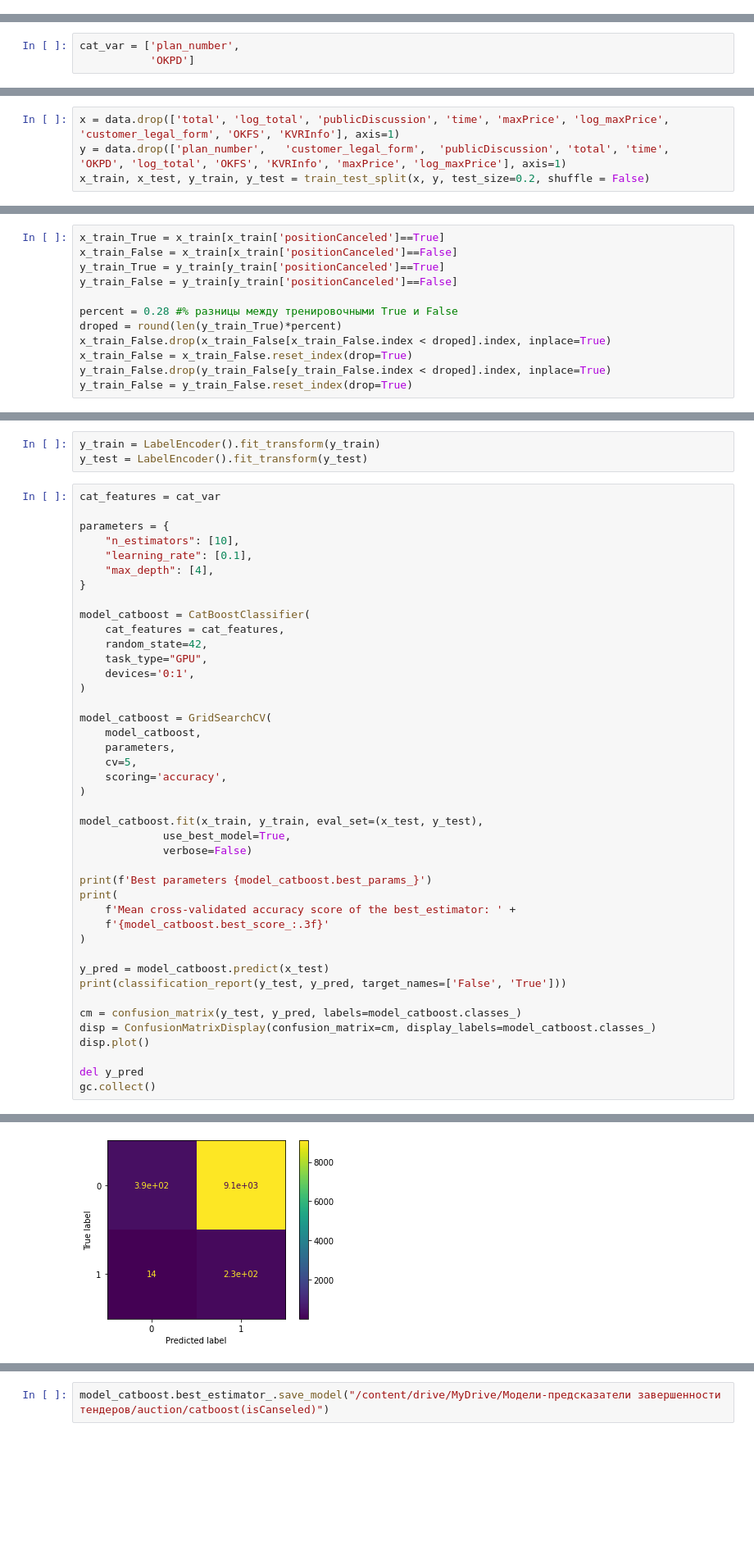
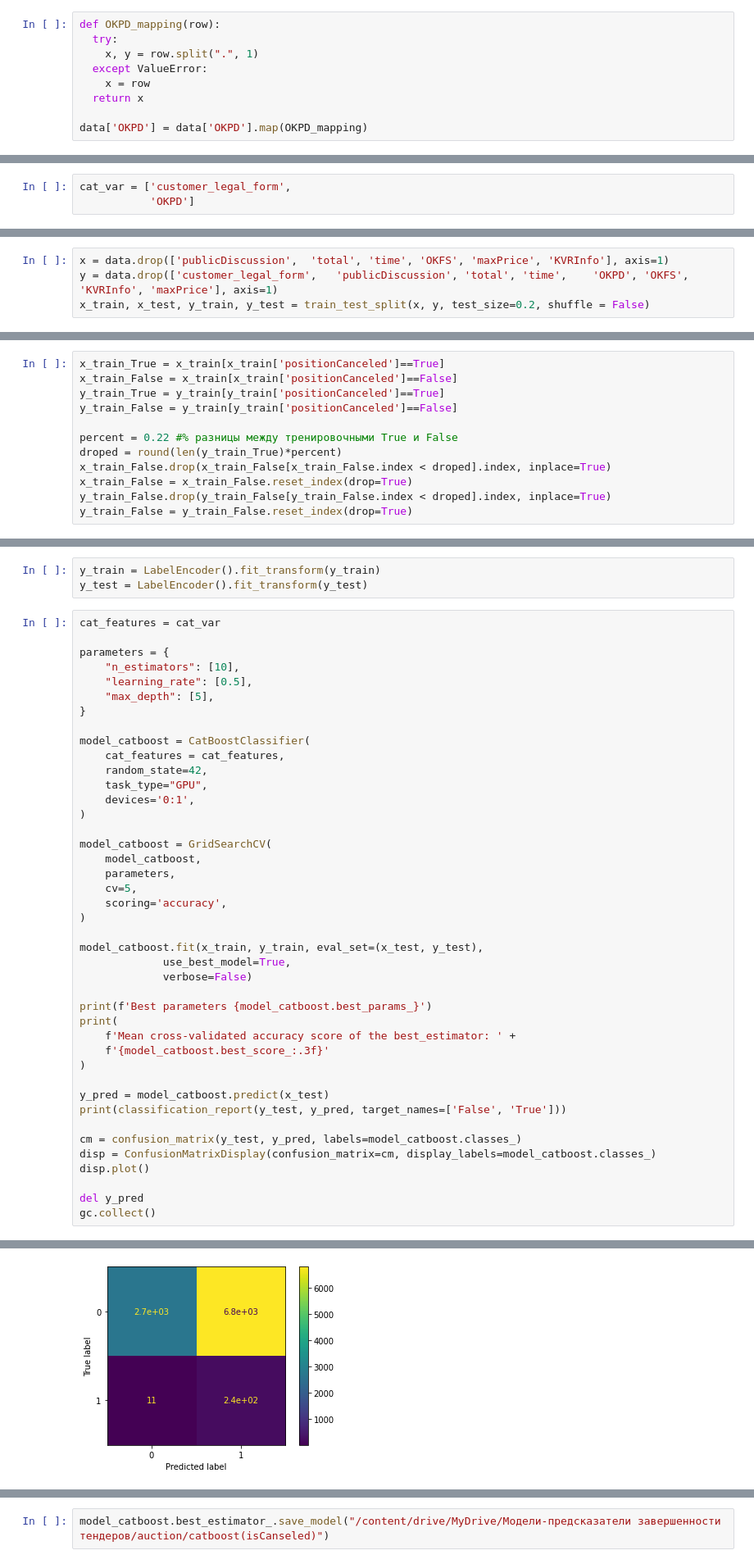
Before and after one commit to danil99152/prediction-of-government-tenders, a Jupyter notebook: auction_prediction.ipynb, the cells around one changed output, grey strips where cells are left out. Shown at 82% size. Saved outputs shown, nothing was run; the diff lists cells and outputs as text; blank space fills up the shorter version.

```diff
--- a/auction_prediction.ipynb
+++ b/auction_prediction.ipynb
@@ -113,2 +115,11 @@ data.head()
+# %%
+def OKPD_mapping(row):
+  try:
+    x, y = row.split(".", 1)
+  except ValueError:
+    x = row
+  return x
+
+data['OKPD'] = data['OKPD'].map(OKPD_mapping)
 # %% [markdown]
 #Анализ
@@ -343,4 +487,4 @@ gc.collect()
 * [0.0, 'OKFS']
 # %%
-cat_var = ['plan_number',
+cat_var = ['customer_legal_form',
            'OKPD']
@@ -347,6 +500,6 @@ cat_var = ['plan_number',
 # %%
-x = data.drop(['total', 'log_total', 'publicDiscussion', 'time', 'maxPrice', 'log_maxPrice', 'customer_legal_form', 'OKFS', 'KVRInfo'], axis=1)
-y = data.drop(['plan_number',	'customer_legal_form',	'publicDiscussion',	'total', 'time',	'OKPD',	'log_total', 'OKFS', 'KVRInfo', 'maxPrice', 'log_maxPrice'], axis=1)
+x = data.drop(['publicDiscussion',	'total', 'time', 'OKFS', 'maxPrice', 'KVRInfo'], axis=1)
+y = data.drop(['customer_legal_form',	'publicDiscussion',	'total', 'time',	'OKPD', 'OKFS', 'KVRInfo', 'maxPrice'], axis=1)
 x_train, x_test, y_train, y_test = train_test_split(x, y, test_size=0.2, shuffle = False)
 # %%
 print("True", len(x_train[x_train['positionCanceled']==True]))
@@ -403,7 +556,7 @@ x_train_False = x_train[x_train['positionCanceled']==False]
 y_train_True = y_train[y_train['positionCanceled']==True]
 y_train_False = y_train[y_train['positionCanceled']==False]
 
-percent = 0.28 #% разницы между тренировочными True и False
+percent = 0.22 #% разницы между тренировочными True и False
 droped = round(len(y_train_True)*percent)
 x_train_False.drop(x_train_False[x_train_False.index < droped].index, inplace=True)
 x_train_False = x_train_False.reset_index(drop=True)
@@ -455,8 +608,8 @@ cat_features = cat_var
 
 parameters = {
     "n_estimators": [10],
-    "learning_rate": [0.1],
-    "max_depth": [4],
+    "learning_rate": [0.5],
+    "max_depth": [5],
 }
 
 model_catboost = CatBoostClassifier(
@@ -507,4 +660,4 @@ weighted avg       0.94      0.06      0.08      9730
-[figure, old version]
+[figure, new version]
 # %%
 #значимость признаков для леса
 importances = model_catboost.best_estimator_.get_feature_importance()
```
Also changed, not shown: parts of 17 cells of this notebook.
